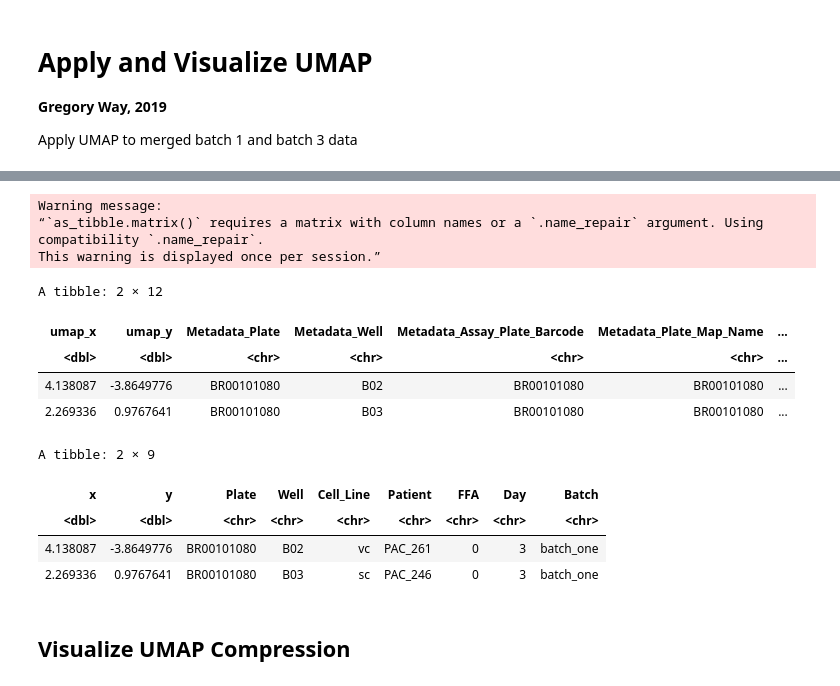
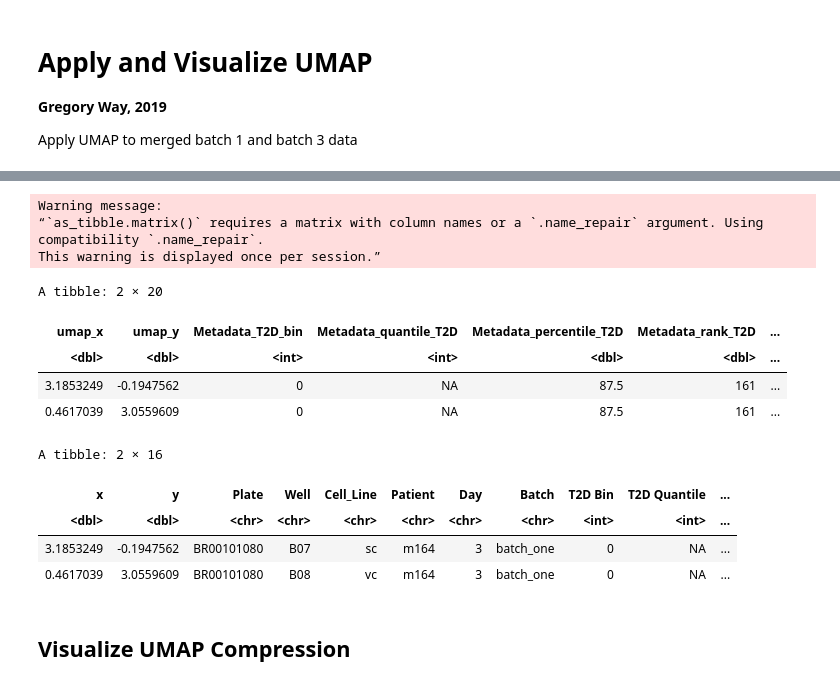
Before and after one commit to broadinstitute/2018_04_12_T2D_V2F_Saadat_Broad, a Jupyter notebook: umap_viz.ipynb, the cells around one changed output, grey strips where cells are left out. Drawn from its saved outputs; the diff is of its cells as text; code cells hidden in the pictures.

```diff
--- a/umap_viz.ipynb
+++ b/umap_viz.ipynb
@@ -11,3 +11,10 @@ suppressPackageStartupMessages(library(cowplot))
 suppressPackageStartupMessages(library(umap))
 # %%
 set.seed(12345)
+# %%
+# Load labels
+file = file.path("data", "category_labels.csv")
+label_df = readr::read_csv(file, col_types=readr::cols())
+colnames(label_df) <- paste0("Metadata_", colnames(label_df))
+
+label_df
@@ -28,7 +46,15 @@ cp_cols <- readr::cols(
     Metadata_diff_day = readr::col_character()
 )
 
-df <- readr::read_tsv(file, col_types = cp_cols)
+df <- readr::read_tsv(file, col_types = cp_cols) %>%
+    dplyr::filter(Metadata_FFA == 0)
+
+recode_patient <- paste0("m", gsub("PAC_", "", df$Metadata_patient))
+df$Metadata_patient <- recode_patient
+df$Metadata_patient_merge <- recode_patient
+
+df <- label_df %>%
+    dplyr::inner_join(df, by = c("Metadata_IID" = "Metadata_patient_merge"), keep_all = TRUE)
 
 dim(df)
 head(df, 2)
@@ -62,24 +91,50 @@ head(cp_umap_df, 2)
 Warning message:
 “`as_tibble.matrix()` requires a matrix with column names or a `.name_repair` argument. Using compatibility `.name_repair`.
 This warning is displayed once per session.”
-A tibble: 2 × 12
+A tibble: 2 × 20
-| umap_x | umap_y | Metadata_Plate | Metadata_Well | Metadata_Assay_Plate_Barcode | Metadata_Plate_Map_Name | ... |
-| <dbl> | <dbl> | <chr> | <chr> | <chr> | <chr> | ... |
-| 4.138087 | -3.8649776 | BR00101080 | B02 | BR00101080 | BR00101080 | ... |
-| 2.269336 | 0.9767641 | BR00101080 | B03 | BR00101080 | BR00101080 | ... |
+| umap_x | umap_y | Metadata_T2D_bin | Metadata_quantile_T2D | Metadata_percentile_T2D | Metadata_rank_T2D | ... |
+| <dbl> | <dbl> | <int> | <int> | <dbl> | <dbl> | ... |
+| 3.1853249 | -0.1947562 | 0 | NA | 87.5 | 161 | ... |
+| 0.4617039 | 3.0559609 | 0 | NA | 87.5 | 161 | ... |
 # %%
 cp_umap_df <- cp_umap_df %>%
-    dplyr::select(umap_x, umap_y, Metadata_Plate, Metadata_Well, Metadata_cell_line,
-                  Metadata_patient, Metadata_FFA, Metadata_diff_day, Metadata_Batch) %>%
-    dplyr::rename(x = umap_x, y = umap_y, Plate = Metadata_Plate,
-                  Well = Metadata_Well, Cell_Line = Metadata_cell_line,
-                  Patient = Metadata_patient, FFA = Metadata_FFA,
-                  Day = Metadata_diff_day, Batch = Metadata_Batch)
+    dplyr::select(umap_x,
+                  umap_y,
+                  Metadata_Plate,
+                  Metadata_Well,
+                  Metadata_cell_line,
+                  Metadata_patient,
+                  Metadata_diff_day,
+                  Metadata_Batch,
+                  Metadata_T2D_bin,
+                  Metadata_quantile_T2D,
+                  Metadata_percentile_T2D,
+                  Metadata_rank_T2D,
+                  `Metadata_percentile_HOMA-IR`,
+                  `Metadata_rank_HOMA-IR`,
+                  `Metadata_IID`,
+                  `Metadata_category`) %>%
+    dplyr::rename(x = umap_x,
+                  y = umap_y,
+                  Plate = Metadata_Plate,
+                  Well = Metadata_Well,
+                  Cell_Line = Metadata_cell_line,
+                  Patient = Metadata_patient,
+                  Day = Metadata_diff_day,
+                  Batch = Metadata_Batch,
+                  `T2D Bin` = Metadata_T2D_bin,
+                  `T2D Quantile` = Metadata_quantile_T2D,
+                  `T2D Percentile` = Metadata_percentile_T2D,
+                  `T2D Rank` = Metadata_rank_T2D,
+                  `HOMA-IR Percentile` = `Metadata_percentile_HOMA-IR`,
+                  `HOMA-IR Rank` = `Metadata_rank_HOMA-IR`,
+                  `IID` = `Metadata_IID`,
+                  `Category` = `Metadata_category`)
 
 head(cp_umap_df, 2)
 # %% [output]
-A tibble: 2 × 9
+A tibble: 2 × 16
-| x | y | Plate | Well | Cell_Line | Patient | FFA | Day | Batch |
-| <dbl> | <dbl> | <chr> | <chr> | <chr> | <chr> | <chr> | <chr> | <chr> |
-| 4.138087 | -3.8649776 | BR00101080 | B02 | vc | PAC_261 | 0 | 3 | batch_one |
-| 2.269336 | 0.9767641 | BR00101080 | B03 | sc | PAC_246 | 0 | 3 | batch_one |
+| x | y | Plate | Well | Cell_Line | Patient | Day | Batch | T2D Bin | T2D Quantile | ... |
+| <dbl> | <dbl> | <chr> | <chr> | <chr> | <chr> | <chr> | <chr> | <int> | <int> | ... |
+| 3.1853249 | -0.1947562 | BR00101080 | B07 | sc | m164 | 3 | batch_one | 0 | NA | ... |
+| 0.4617039 | 3.0559609 | BR00101080 | B08 | vc | m164 | 3 | batch_one | 0 | NA | ... |
```
Also changed, not shown: parts of 13 cells of this notebook, 18 other files.
